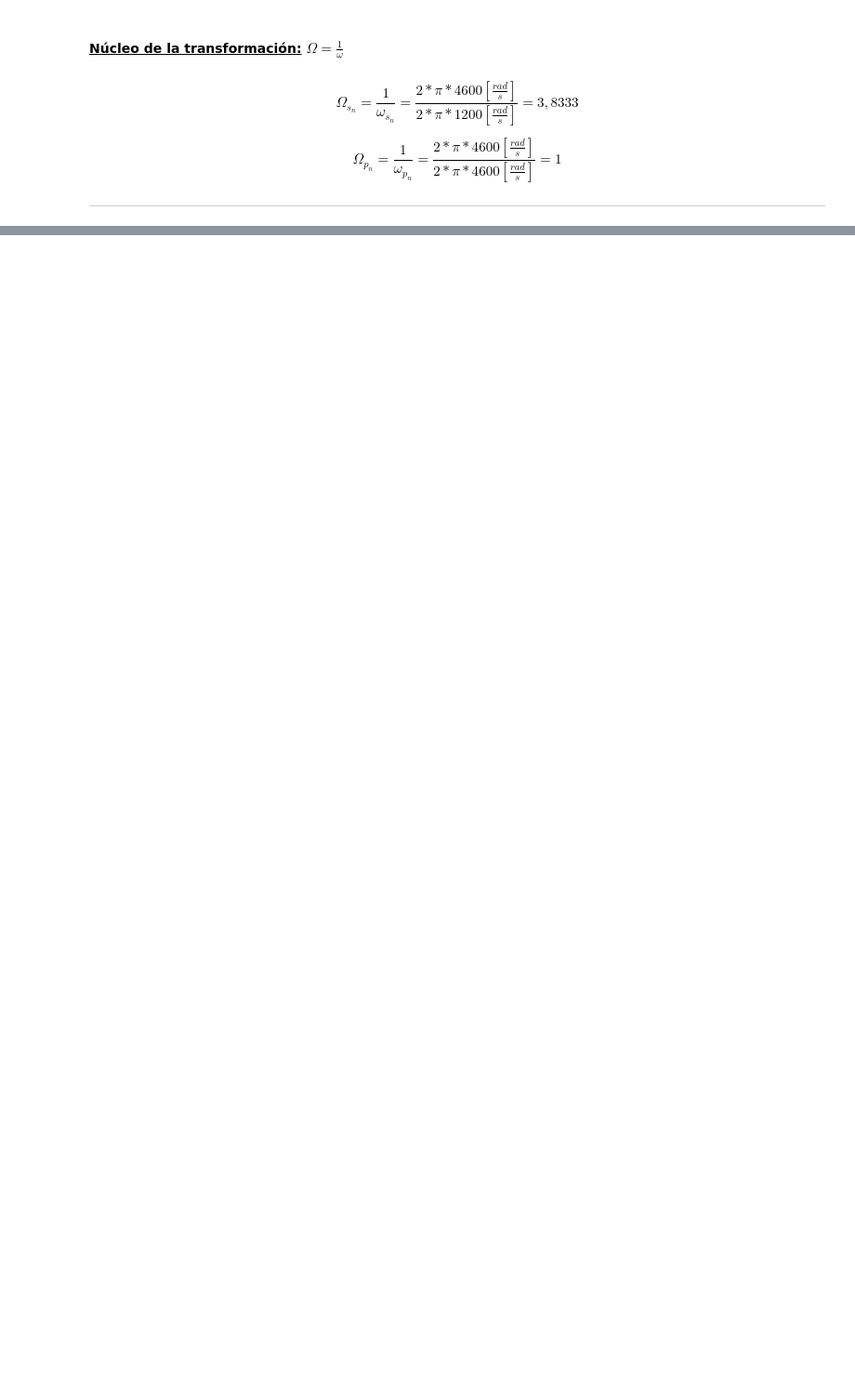
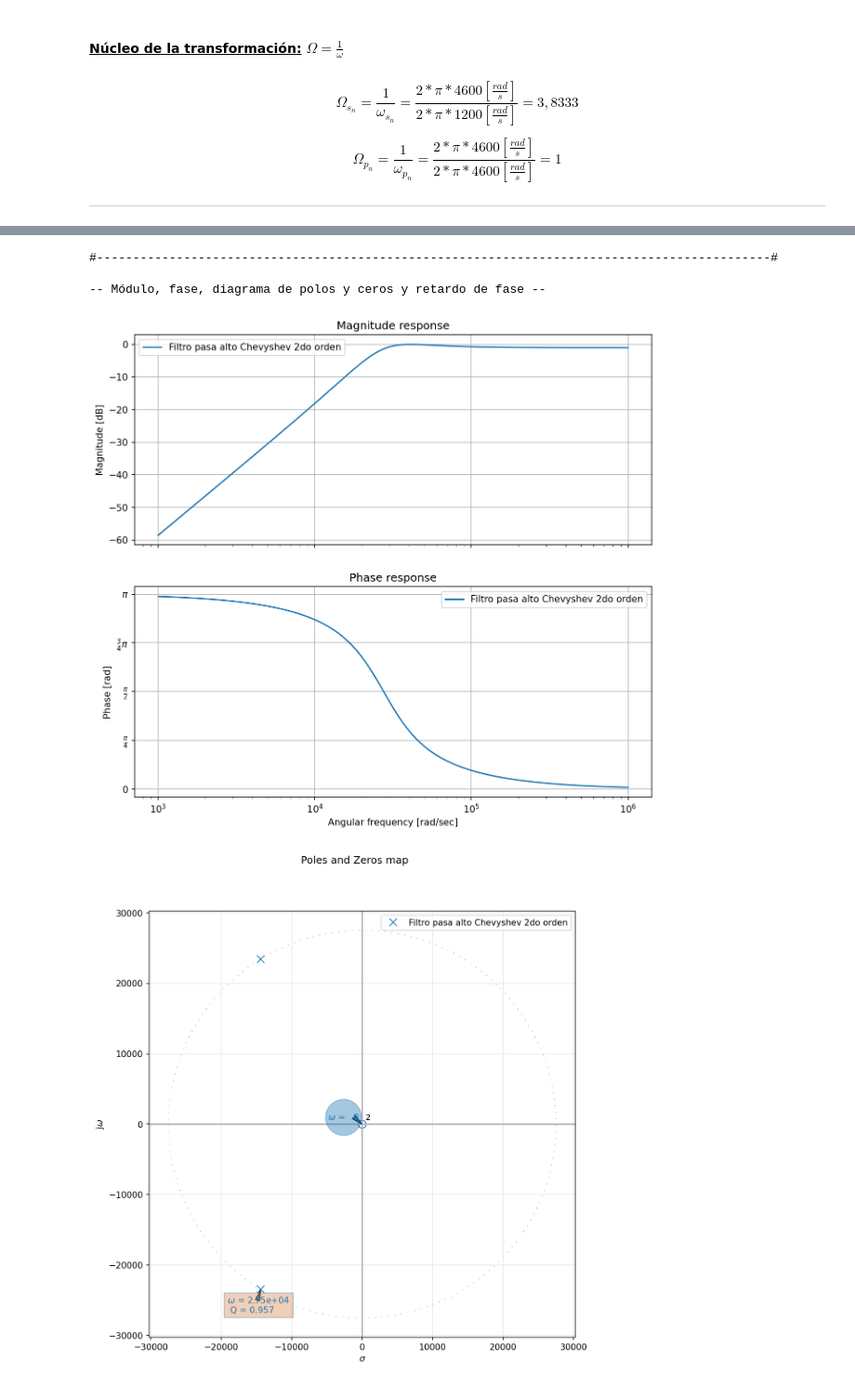
Before and after one commit to dmoharos/UTN_BA_TC2, a Jupyter notebook: TPL1/TPL1_Presentacion.ipynb, the cells around one changed output, grey strips where cells are left out. Shown: that part at 93% size. Drawn from its saved outputs; the diff is of its cells as text; code cells hidden in the pictures; blank space fills up the shorter version.

```diff
--- a/TPL1/TPL1_Presentacion.ipynb
+++ b/TPL1/TPL1_Presentacion.ipynb
@@ -753 +1085,39 @@ $\displaystyle \frac{s^2 \,\, 0.8913 }{s^2 + s \,\, 0.9957 + 0.907 }$
 [figure]
+# %%
+#-------------------------------------------------------------------------------------------------------------------#
+
+# Calculamos transferencia desnormalizada: producto de la desnormalización y de dejar mónico el polinomio
+# denominador, los términos quedan afectados por los siguientes factores (Ver resolución analítica T_HP(s)
+# desnormalizada)
+
+num_T_hp_ = num_T_hp
+den_T_hp_ = den_T_hp * [1, norm_w, norm_w**2]
+
+t_T_hp_= sig.TransferFunction(num_T_hp_, den_T_hp_)
+
+#-------------------------------------------------------------------------------------------------------------------#
+
+# Imprimimos la T(s) en formato T(s)= num/den con la funcion pretty_print_lti(num, den):
+
+print(' ')
+print('-- Función transferencia T(s) analítica DESNORMALIZADA: --')
+print(' ')
+
+pretty_print_lti(num_T_hp_, den_T_hp_)
+
+print(' ')
+print('#---------------------------------------------------------------------------------------------#')
+print(' ')
+
+#-------------------------------------------------------------------------------------------------------------------#
+
+# Representamos módulo, fase, diagrama de polos y ceros y retardo de fase con la analyze_sys() que tiene, entre
+# otras cosas, indicadores (w0 y Q) de las singularidades en el diagrama de polos y ceros
+
+print('-- Módulo, fase, diagrama de polos y ceros y retardo de fase --')
+print(' ')
+
+analyze_sys(t_T_hp_, sys_name='Filtro pasa alto Chevyshev 2do orden')
+
+#-------------------------------------------------------------------------------------------------------------------#
+# %% [output]
@@ -753,0 +1126,5 @@ $\displaystyle \frac{s^2 \,\, 0.8913 }{s^2 + s \,\, 0.9957 + 0.907 }$
+#---------------------------------------------------------------------------------------------#
+
+-- Módulo, fase, diagrama de polos y ceros y retardo de fase --
+[figure, added]
+[figure, added]
```
Also changed, not shown: parts of 20 cells of this notebook, 11 other files.
